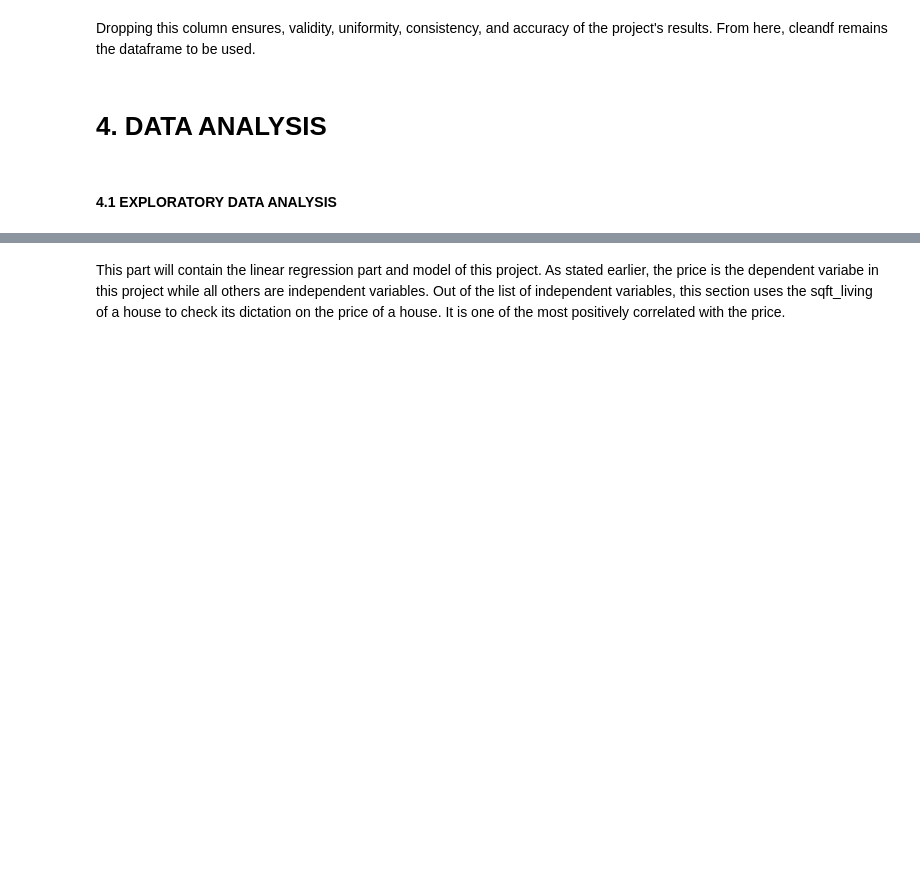
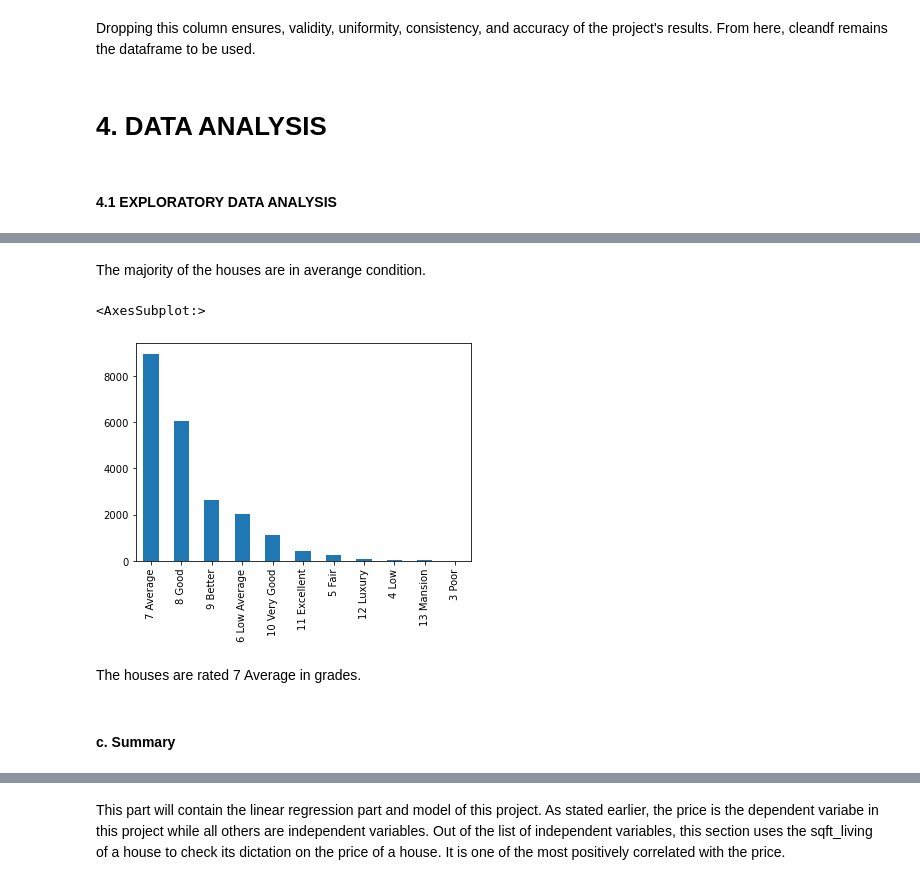
Before and after one commit to Bonnie10/Housing_Project, a Jupyter notebook: student.ipynb, the cells around one changed output, grey strips where cells are left out. Drawn from its saved outputs; the diff is of its cells as text; code cells hidden in the pictures; blank space fills up the shorter version.

```diff
--- a/student.ipynb
+++ b/student.ipynb
@@ -186,0 +376,11 @@ Dropping this column ensures, validity, uniformity, consistency, and accuracy of
+# %% [markdown]
+The majority of the houses are in averange condition.
+# %%
+cleandf.grade.value_counts().plot.bar()
+# %% [output]
+<AxesSubplot:>
+[figure, added]
+# %% [markdown]
+The houses are rated 7 Average in grades.
+# %% [markdown]
+#### c. Summary
```
Also changed, not shown: parts of 73 cells of this notebook.
